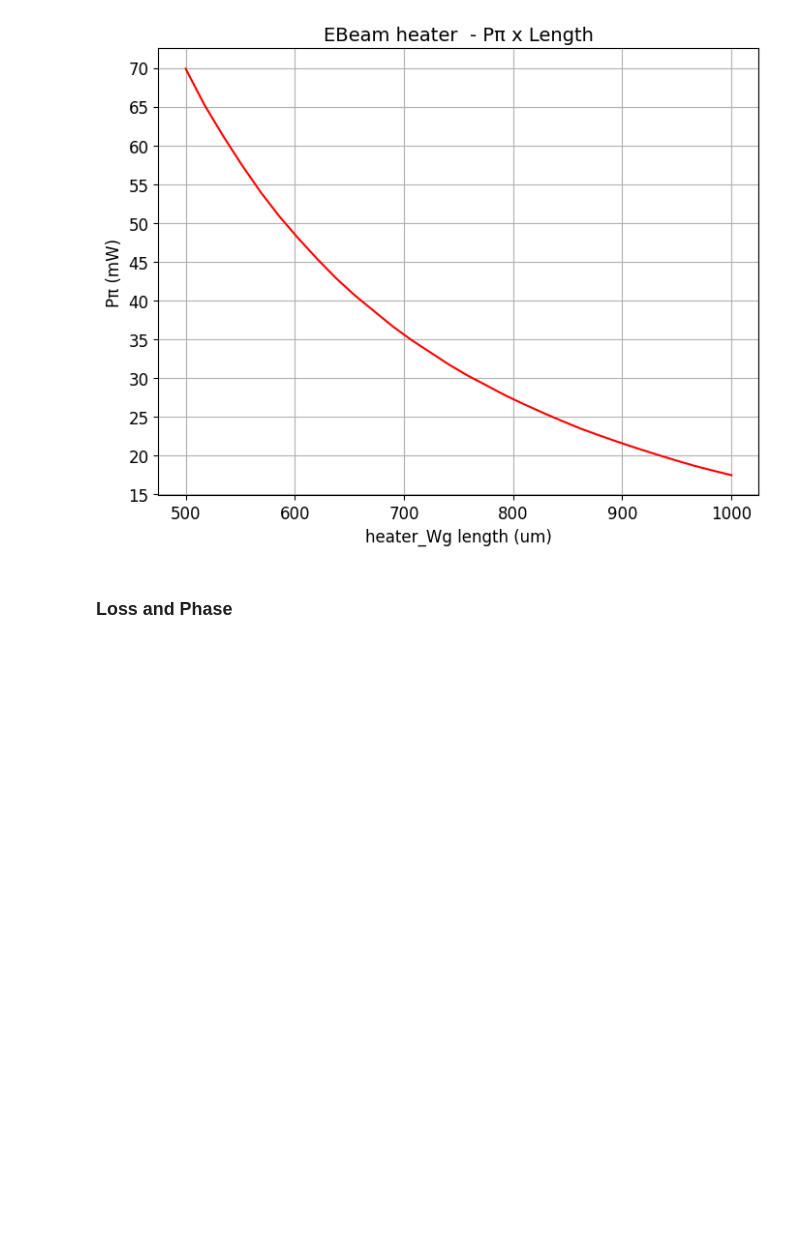
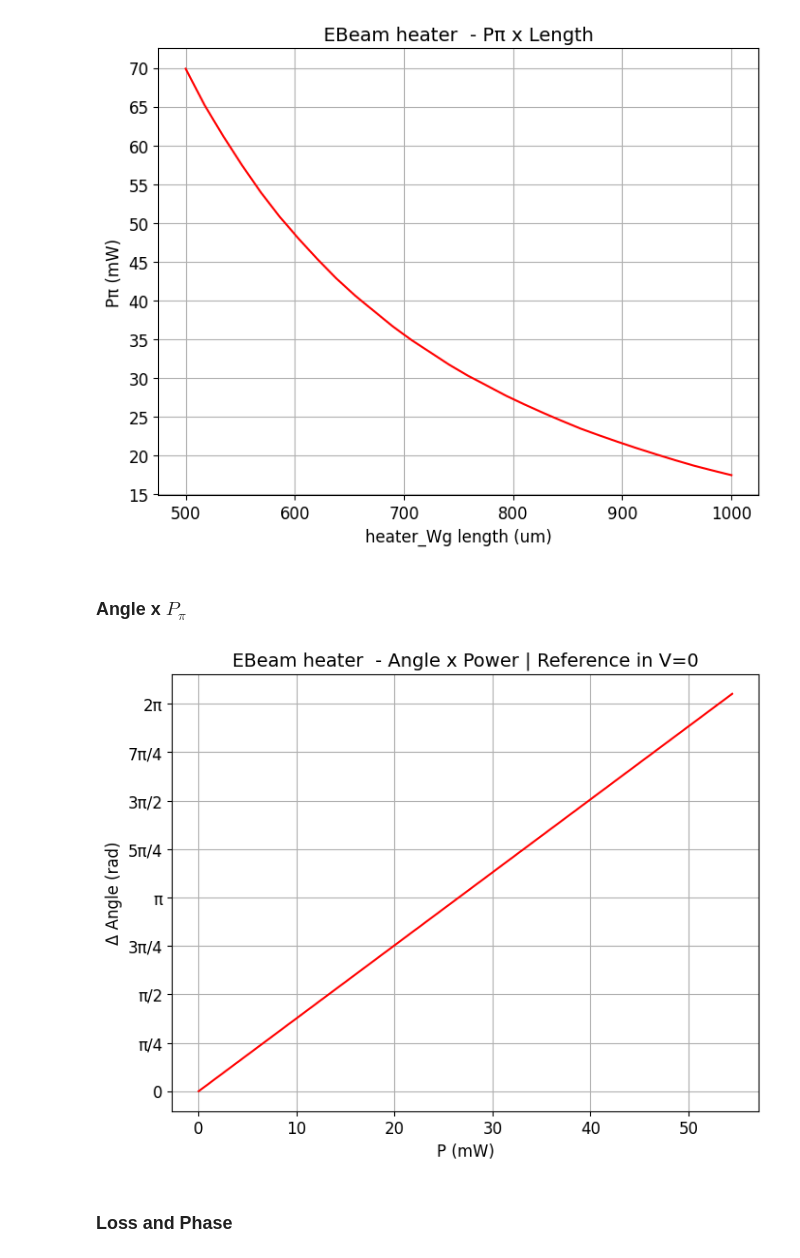
Before and after one commit to CaioRodrigues200/Programmable-Multifunctional-Circuit, a Jupyter notebook: Simulations/INTERCONNECT_Caio.ipynb, the cells around one changed output. Saved outputs shown, nothing was run; the diff lists cells and outputs as text; code cells hidden in the pictures; blank space fills up the shorter version.

Commit message:
EBeam Pt5

```diff
--- a/Simulations/INTERCONNECT_Caio.ipynb
+++ b/Simulations/INTERCONNECT_Caio.ipynb
@@ -605,6 +613,48 @@ file_count = sum(len(files) for _, _, files in os.walk(datapath))
 plt.savefig(datapath+"/"+"Ppi x Length.png", transparent=False, facecolor="white", bbox_inches="tight")
 # %% [output]
 [figure]
+# %% [markdown]
+### Angle x $P_\pi$
+# %%
+inter.switchtolayout()
+
+VoltageArray = np.linspace(0,0.85,10)
+hLen = 811e-6
+PpiArray = (VoltageArray*6.817)**2 / (3.04 * (hLen/4e-6))
+
+progress = tqdm(total= len(VoltageArray))
+
+Port1Angle = np.zeros(len(VoltageArray))
+
+inter.switchtolayout()
+inter.setnamed('wg_heater_1','wg_length',hLen)
+
+for i in range(len(VoltageArray)):
+    inter.switchtolayout()
+    inter.setnamed('DC_1','amplitude',VoltageArray[i])
+    inter.run()
+
+    Port1Angle[i] = inter.getresult('ONA_1','input 1/mode 1/angle')['TE angle (rad)'][0]
+
+    progress.update(1)
+
+plt.figure(figsize=(8,6))
+plt.xlabel('P (mW)',fontsize=12)
+plt.ylabel('Δ Angle (rad)',fontsize=12)
+dyArray = {'0':0, 'π/4':pi/4, 'π/2':pi/2, '3π/4':3*pi/4, 'π':pi, '5π/4':5*pi/4, '3π/2':6*pi/4, '7π/4':7*pi/4, '2π':8*pi/4}
+plt.yticks(list(dyArray.values()), labels=dyArray.keys())
+
+AngleUnwraped = np.unwrap(Port1Angle[:]-Port1Angle[0])
+
+plt.plot(PpiArray*1e3,AngleUnwraped,color='red')
+plt.title(f'EBeam heater  - Angle x Power | Reference in V=0',fontsize=14)
+plt.grid()
+
+datapath = '../Media/EBeam_heater'
+file_count = sum(len(files) for _, _, files in os.walk(datapath))
+plt.savefig(datapath+"/"+"Angle x Power in "+str(np.round(hLen*1e6,2))+"um.png", transparent=False, facecolor="white", bbox_inches="tight")
+# %% [output]
+[figure, added]
 # %% [markdown]
 ### Loss and Phase
 # %%
```
Also changed, not shown: parts of 4 cells of this notebook, 4 other files.
